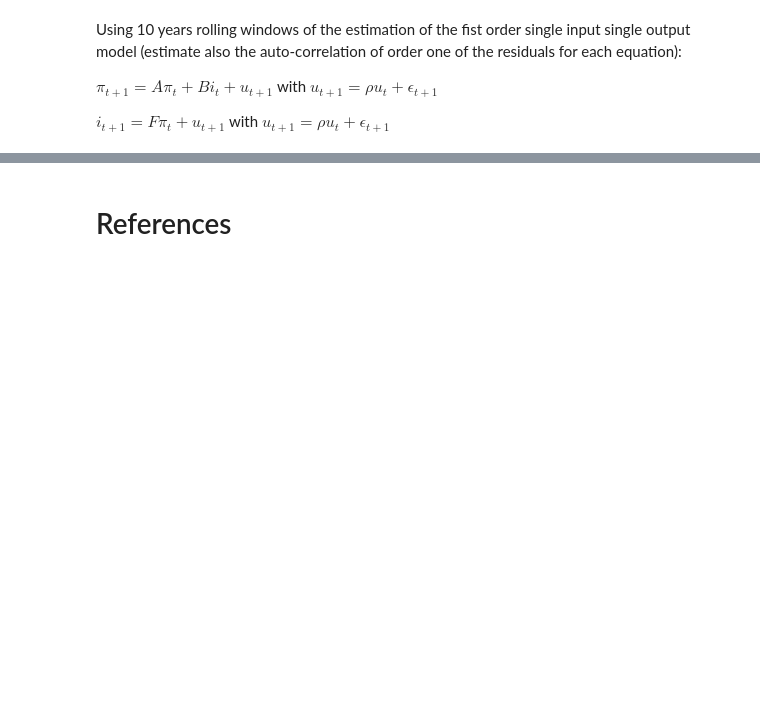
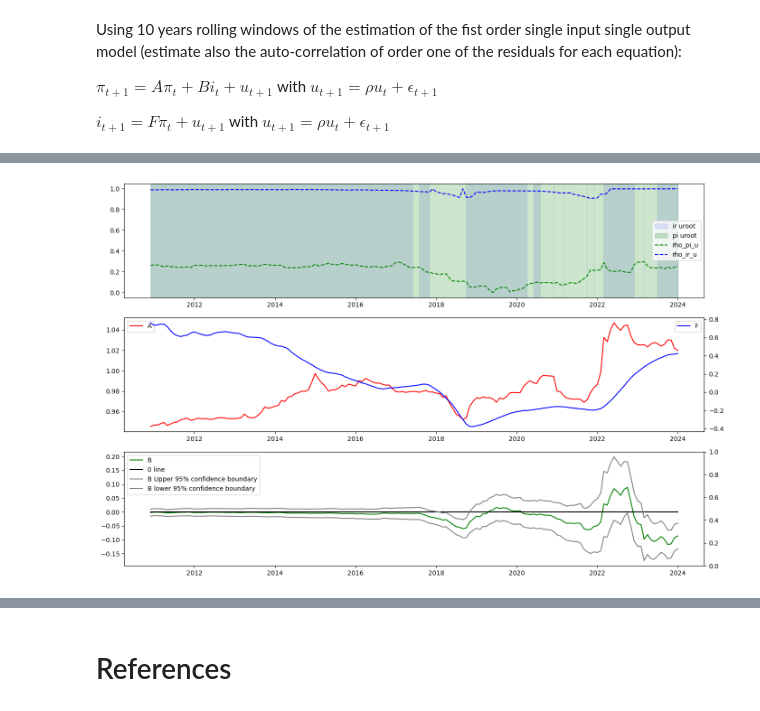
Before and after one commit to joelt101/Taylor-Rule-Project-Macro, a Jupyter notebook: macro2.ipynb, the cells around one changed output, grey strips where cells are left out. Saved outputs shown, nothing was run; the diff lists cells and outputs as text; code cells hidden in the pictures; blank space fills up the shorter version.

```diff
--- a/macro2.ipynb
+++ b/macro2.ipynb
@@ -1327,5 +1257,0 @@ df_coefs['sigma_i'] = np.sqrt(df_coefs.sigma_i)
-# %%
-fig, ax = plt.subplots(figsize=(14,4))
-for col in ['A', 'B', 'F']:
-    ax.plot(df_coefs[col], label=col)
-fig.legend()
@@ -1349,0 +1295,39 @@ df_coefs_ABF.describe()
+# %%
+df_coefs = pd.DataFrame(dict_coefs).T
+df_coefs.index = sub.index[window:]
+# %%
+uroot = df_coefs[['uroot_pi', 'uroot_ir']].copy()
+uroot += (((uroot+1)- (uroot.shift(-1)+1)) != 0 ) + ( ((uroot+1)- (uroot.shift(-1)+1)) != 0)
+df_coefs[['uroot_pi', 'uroot_i']] = uroot
+# %%
+fig, ax = plt.subplots(3, 1, figsize=(14,9))  # Adjusting for three subplots
+
+# First subplot (unchanged)
+ax[0].fill_between(df_coefs.index, 0, 1, where=df_coefs.uroot_ir, alpha=.1,
+                   transform=ax[0].get_xaxis_transform(), color='blue', label='ir uroot')
+ax[0].fill_between(df_coefs.index, 0, 1, where=df_coefs.uroot_pi, alpha=.2,
+                   transform=ax[0].get_xaxis_transform(), color='green', label='pi uroot')
+ax[0].plot(df_coefs.rho_pi_u, label='rho_pi_u', color='green', linestyle='dashed')
+ax[0].plot(df_coefs.rho_ir_u, label='rho_ir_u', color='blue', linestyle='dashed')
+ax[0].legend()
+
+# Second subplot (only A and F)
+ax[1].plot(df_coefs.index, df_coefs.A, label='A', color='red')
+ax12 = ax[1].twinx()
+ax12.plot(df_coefs.index, df_coefs.F, label='F', color='blue')
+ax[1].legend(loc='upper left')
+ax12.legend(loc='upper right')
+
+# Third subplot (B, zero line, confidence interval)
+ax11 = ax[2].twinx()
+ax[2].plot(df_coefs.index, df_coefs.B, label='B', color='green')
+ax[2].plot(df_coefs.index, np.zeros(len(df_coefs)), label='0 line', color='black')  # Zero line
+#ax[2].fill_between(df_coefs.index, df_coefs.B_lower, df_coefs.B_upper, color='green', alpha=0.3, label='95% CI for B')
+ax[2].plot(df_coefs.index, df_coefs.B_upper, label='B Upper 95% confidence boundary', color='grey')
+ax[2].plot(df_coefs.index, df_coefs.B_lower, label='B lower 95% confidence boundary', color='grey')
+ax[2].legend(loc='upper left')
+
+fig.tight_layout()
+plt.show()
+# %% [output]
+[figure, added]
```
Also changed, not shown: parts of 61 cells of this notebook.
